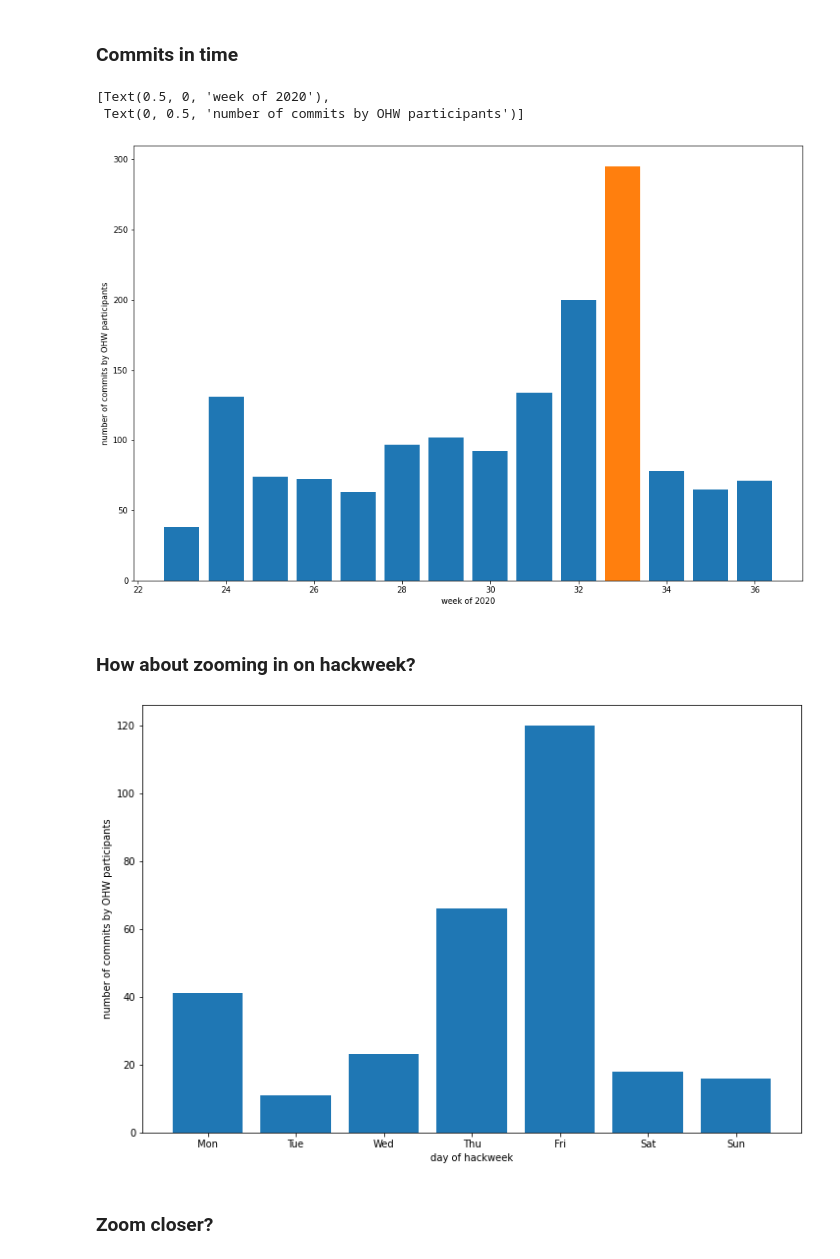
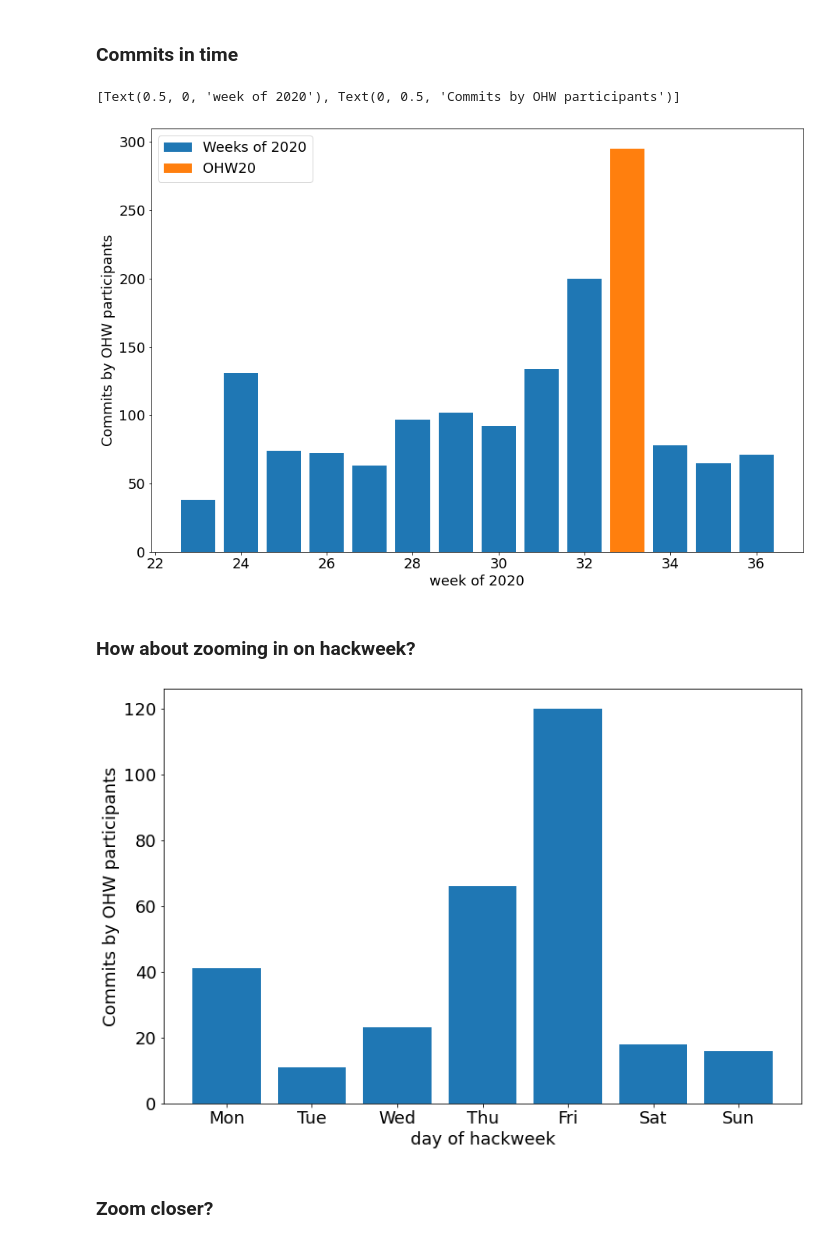
Before and after one commit to callumrollo/github-scraper, a Jupyter notebook: ohw_analysis.ipynb, the cells around one changed output. Cells and saved outputs as stored; diff of their text form; code cells hidden in the pictures.

```diff
--- a/ohw_analysis.ipynb
+++ b/ohw_analysis.ipynb
@@ -34,25 +34,26 @@ weekly_commits = df.author.groupby(df.index.week).count()
 df_hw = df[df.index.week==33]
 hw_commits = df_hw.author.groupby(df_hw.index.week).count()
 # %%
+plt.rcParams.update({'font.size': 18})
 fig, ax = plt.subplots(figsize=(15,10))
-ax.bar(weekly_commits.index, weekly_commits.values)
-ax.bar(hw_commits.index, hw_commits.values)
-ax.set(xlabel='week of 2020', ylabel='number of commits by OHW participants')
+ax.bar(weekly_commits.index, weekly_commits.values, label='Weeks of 2020')
+ax.bar(hw_commits.index, hw_commits.values, label='OHW20')
+ax.legend()
+ax.set(xlabel='week of 2020', ylabel='Commits by OHW participants')
 # %% [output]
-[Text(0.5, 0, 'week of 2020'),
- Text(0, 0.5, 'number of commits by OHW participants')]
+[Text(0.5, 0, 'week of 2020'), Text(0, 0.5, 'Commits by OHW participants')]
-[figure, old version]
+[figure, new version]
 # %% [markdown]
 ### How about zooming in on hackweek?
 # %%
 daily_commits = df_hw.author.groupby(df_hw.index.day).count()
 fig, ax = plt.subplots(figsize=(12,8))
 ax.bar(daily_commits.index, daily_commits.values)
-ax.set(xlabel='day of hackweek', ylabel='number of commits by OHW participants')
+ax.set(xlabel='day of hackweek', ylabel='Commits by OHW participants')
 ax.set_xticks(np.arange(10,17))
 ax.set_xticklabels(['Mon', 'Tue', 'Wed', 'Thu', 'Fri', 'Sat', 'Sun']);
 # %% [output]
-[figure, old version]
+[figure, new version]
 # %% [markdown]
 ### Zoom closer?
 # %%
```
Also changed, not shown: parts of 9 cells of this notebook, 1 other file.
